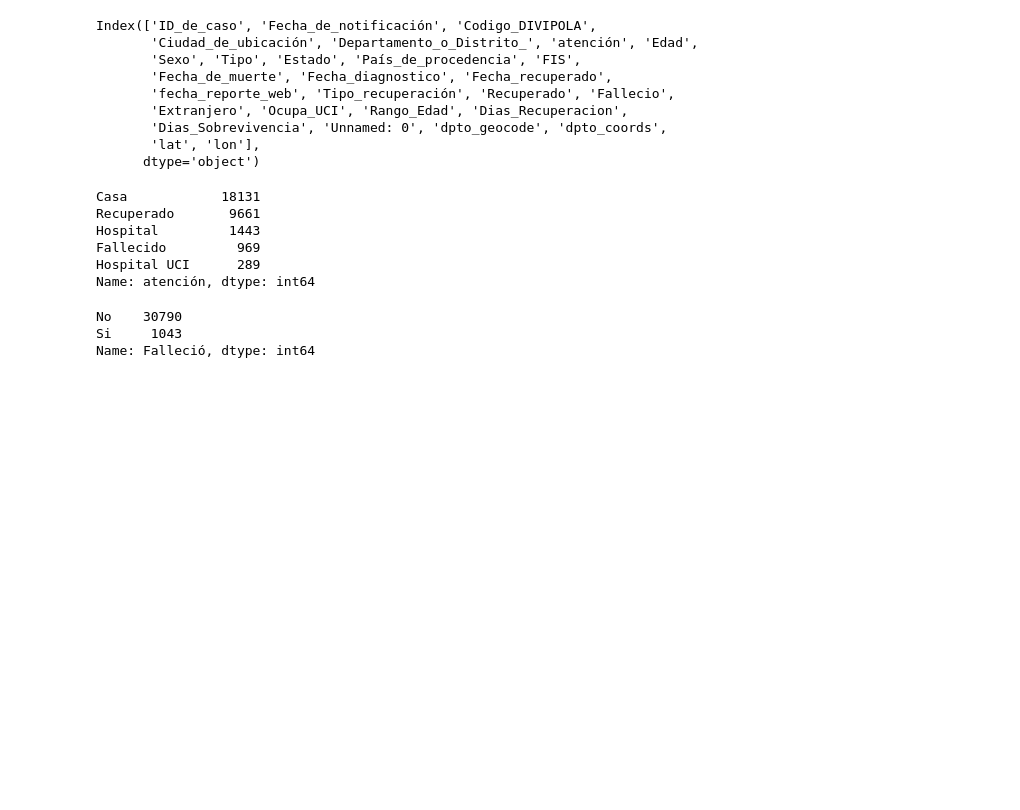
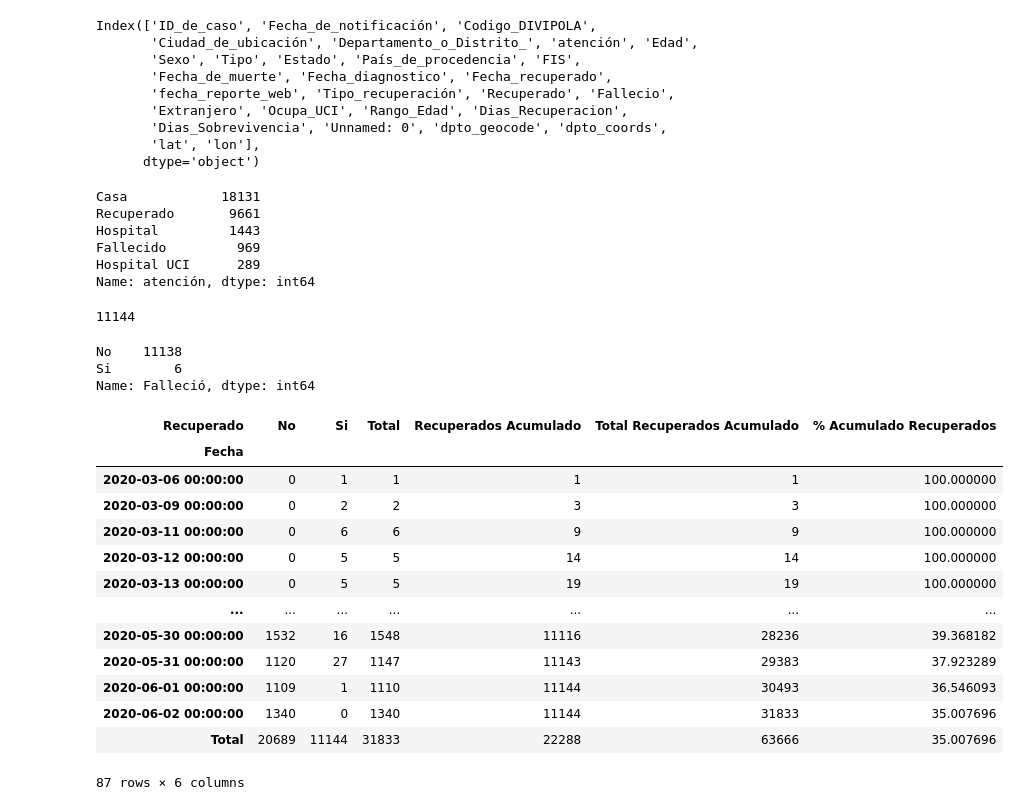
Before and after one commit to hhaydar/covid-col-streamlit, a Jupyter notebook: covid-col-streamlit.ipynb, the cells around one changed output. Drawn from its saved outputs; the diff is of its cells as text; code cells hidden in the pictures; blank space fills up the shorter version.

```diff
--- a/covid-col-streamlit.ipynb
+++ b/covid-col-streamlit.ipynb
@@ -163,13 +160,38 @@ Hospital         1443
 Fallecido         969
 Hospital UCI      289
 Name: atención, dtype: int64
+# %%
+data[data['Recuperado'] == 'Si']['Recuperado'].count()
+# %% [output]
+11144
 # %%
-data['Falleció'].value_counts()
+data[data['Días de tratamiento'] != 0]['Falleció'].value_counts()
 # %% [output]
-No    30790
-Si     1043
+No    11138
+Si        6
 Name: Falleció, dtype: int64
 # %%
 import plotly.express as px
 fig = px.scatter(data[(data['Edad'] > 0)&(data['Días de tratamiento'] > 0)], x="Edad", y="Días de tratamiento", color='Falleció')
 fig.show()
+# %%
+df = pd.crosstab(data['fecha_reporte_web'],data['Recuperado'], margins=True, margins_name='Total', rownames=['Fecha'], colnames=['Recuperado'])
+df['Recuperados Acumulado'] = df['Si'].cumsum()
+df['Total Recuperados Acumulado'] = df['Total'].cumsum()
+df['% Acumulado Recuperados'] = (df['Recuperados Acumulado'] / df['Total Recuperados Acumulado'])*100
+df
+# %% [output]
+| Recuperado | No | Si | Total | Recuperados Acumulado | Total Recuperados Acumulado | % Acumulado Recuperados |
+| Fecha |  |  |  |  |  |  |
+| 2020-03-06 00:00:00 | 0 | 1 | 1 | 1 | 1 | 100.000000 |
+| 2020-03-09 00:00:00 | 0 | 2 | 2 | 3 | 3 | 100.000000 |
+| 2020-03-11 00:00:00 | 0 | 6 | 6 | 9 | 9 | 100.000000 |
+| 2020-03-12 00:00:00 | 0 | 5 | 5 | 14 | 14 | 100.000000 |
+| 2020-03-13 00:00:00 | 0 | 5 | 5 | 19 | 19 | 100.000000 |
+| ... | ... | ... | ... | ... | ... | ... |
+| 2020-05-30 00:00:00 | 1532 | 16 | 1548 | 11116 | 28236 | 39.368182 |
+| 2020-05-31 00:00:00 | 1120 | 27 | 1147 | 11143 | 29383 | 37.923289 |
+| 2020-06-01 00:00:00 | 1109 | 1 | 1110 | 11144 | 30493 | 36.546093 |
+| 2020-06-02 00:00:00 | 1340 | 0 | 1340 | 11144 | 31833 | 35.007696 |
+| Total | 20689 | 11144 | 31833 | 22288 | 63666 | 35.007696 |
+87 rows × 6 columns
```
Also changed, not shown: parts of 3 cells of this notebook, 1 other file.
